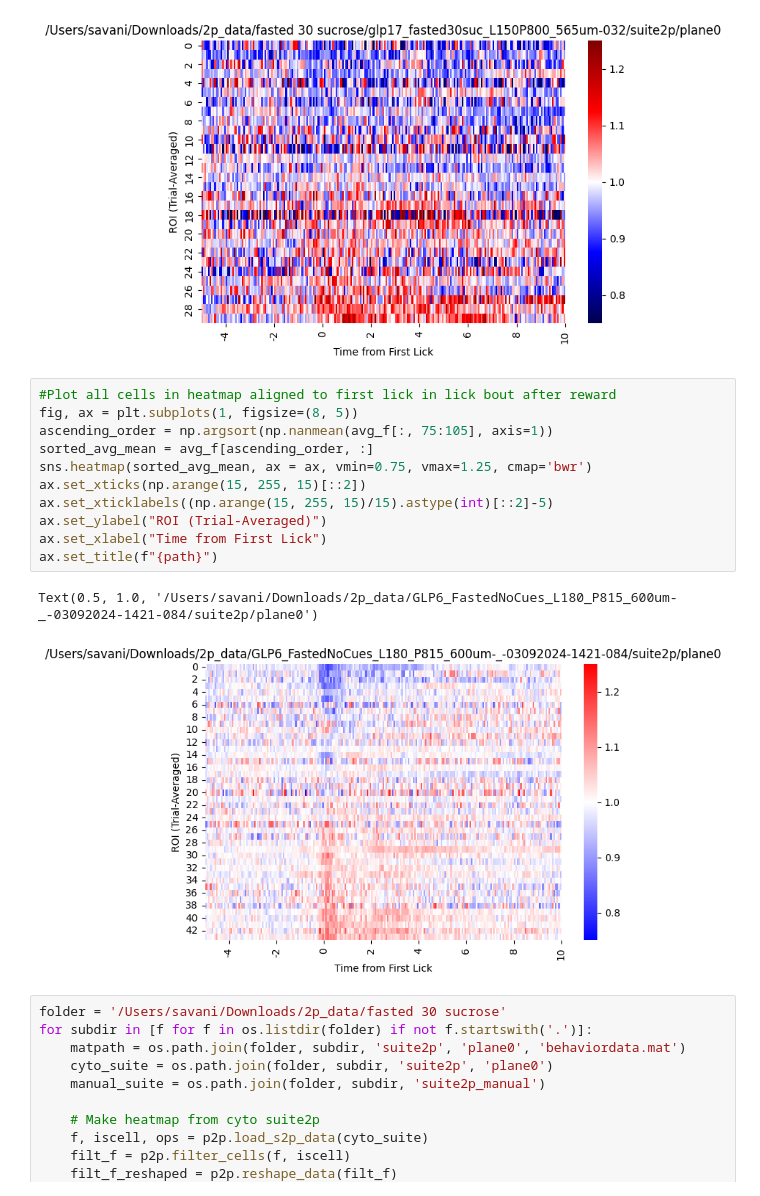
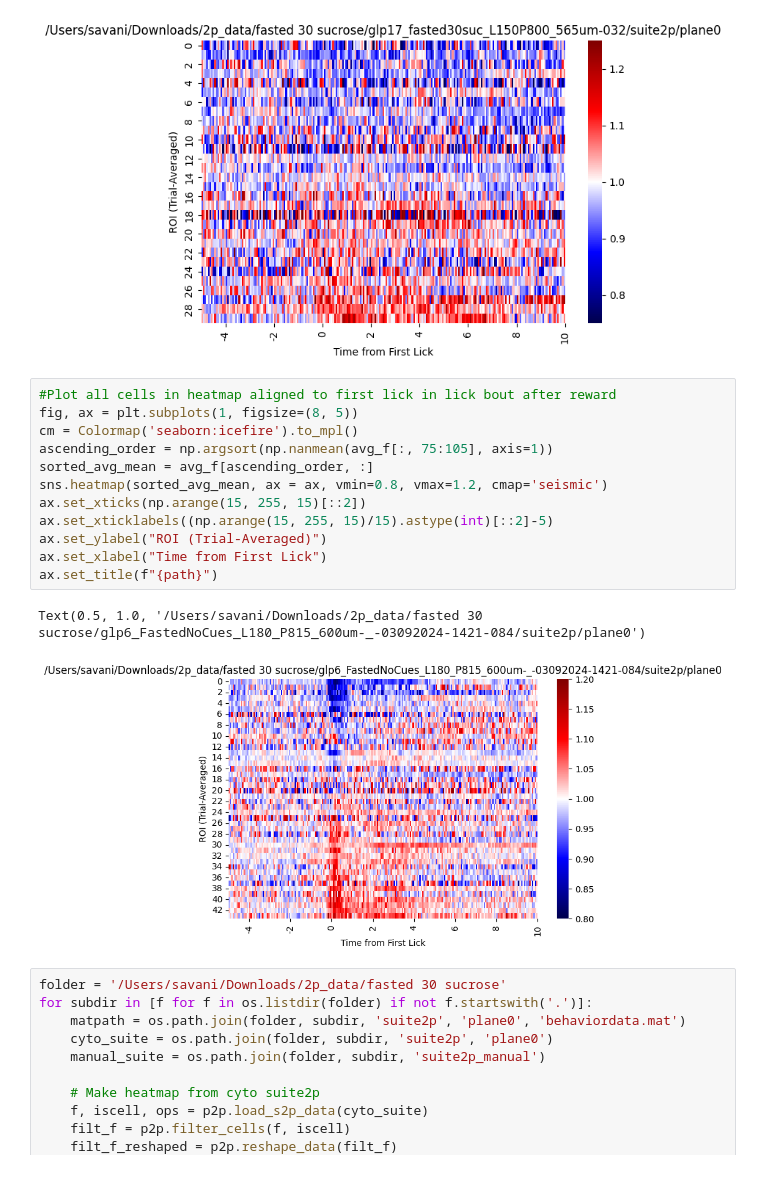
Before and after one commit to RohanSavani/PVN_GLP1R_2P, a Jupyter notebook: src/notebooks/single_rec_viz.ipynb, the cells around one changed output. Drawn from its saved outputs; the diff is of its cells as text.

```diff
--- a/src/notebooks/single_rec_viz.ipynb
+++ b/src/notebooks/single_rec_viz.ipynb
@@ -103,17 +105,18 @@ Text(0.5, 1.0, '/Users/savani/Downloads/2p_data/fasted 30 sucrose/glp17_fasted30
 # %%
 #Plot all cells in heatmap aligned to first lick in lick bout after reward
 fig, ax = plt.subplots(1, figsize=(8, 5))
+cm = Colormap('seaborn:icefire').to_mpl()
 ascending_order = np.argsort(np.nanmean(avg_f[:, 75:105], axis=1))
 sorted_avg_mean = avg_f[ascending_order, :]
-sns.heatmap(sorted_avg_mean, ax = ax, vmin=0.75, vmax=1.25, cmap='bwr')
+sns.heatmap(sorted_avg_mean, ax = ax, vmin=0.8, vmax=1.2, cmap='seismic')
 ax.set_xticks(np.arange(15, 255, 15)[::2])
 ax.set_xticklabels((np.arange(15, 255, 15)/15).astype(int)[::2]-5)
 ax.set_ylabel("ROI (Trial-Averaged)")
 ax.set_xlabel("Time from First Lick")
 ax.set_title(f"{path}")
 # %% [output]
-Text(0.5, 1.0, '/Users/savani/Downloads/2p_data/GLP6_FastedNoCues_L180_P815_600um-_-03092024-1421-084/suite2p/plane0')
+Text(0.5, 1.0, '/Users/savani/Downloads/2p_data/fasted 30 sucrose/glp6_FastedNoCues_L180_P815_600um-_-03092024-1421-084/suite2p/plane0')
-[figure, old version]
+[figure, new version]
 # %%
 folder = '/Users/savani/Downloads/2p_data/fasted 30 sucrose'
 for subdir in [f for f in os.listdir(folder) if not f.startswith('.')]:
```
Also changed, not shown: parts of 2 cells of this notebook, 3 other files.
